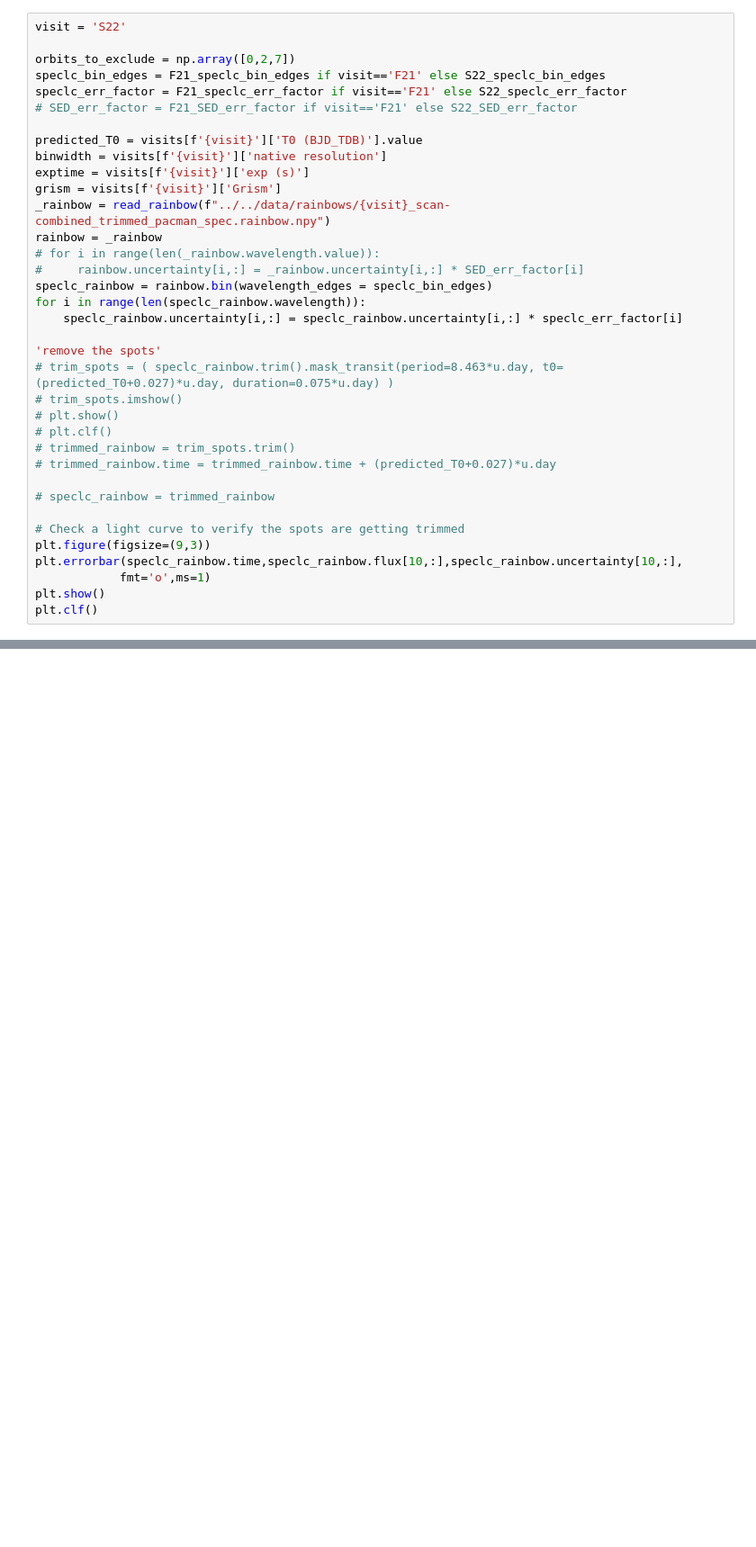
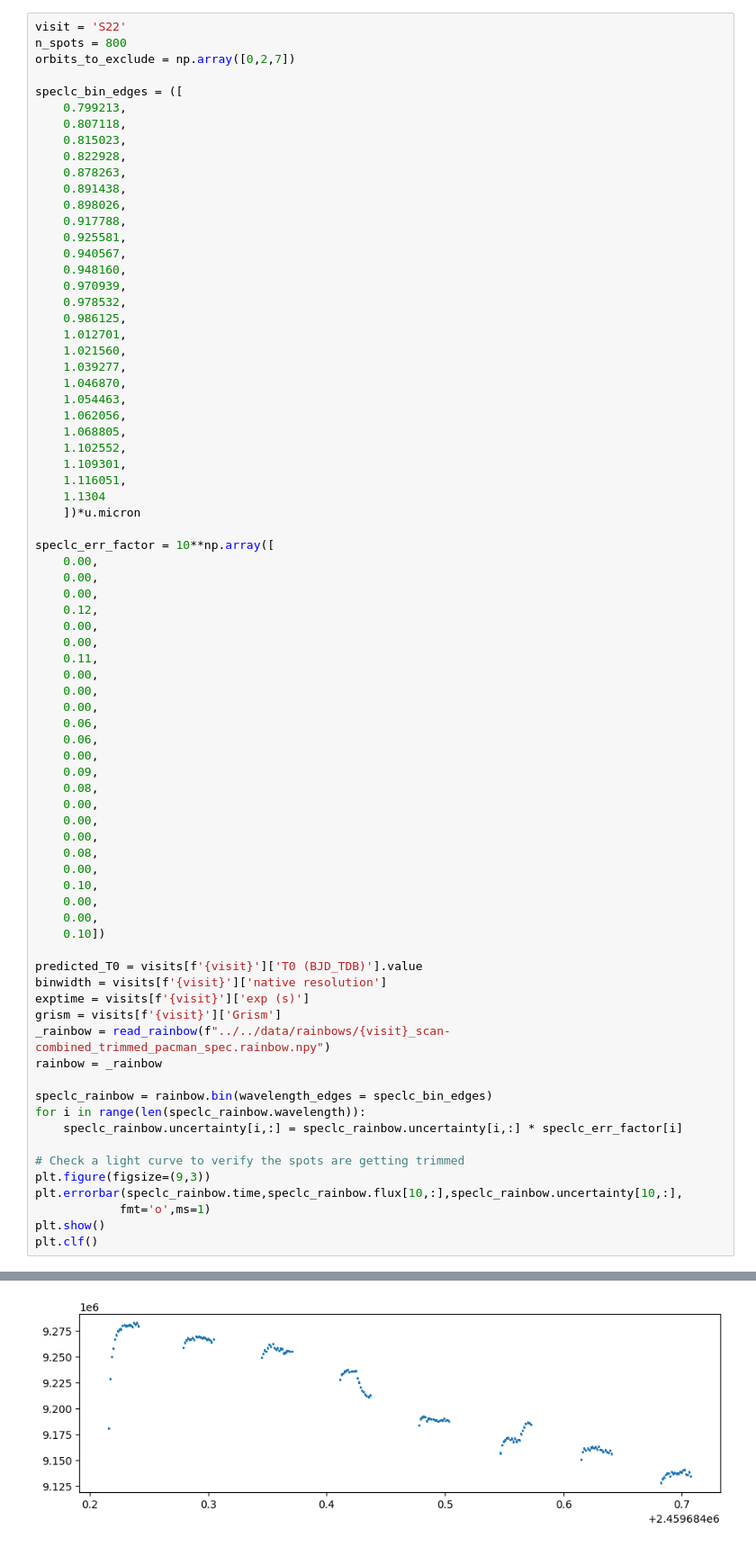
Before and after one commit to will-waalkes/Spot_Treating_AUMicb, a Jupyter notebook: modeling/05-spec-lc/S22-numpyro-speclc-model.ipynb, the cells around one changed output, grey strips where cells are left out. Shown at 90% size. Drawn from its saved outputs; the diff is of its cells as text; blank space fills up the shorter version.

```diff
--- a/modeling/05-spec-lc/S22-numpyro-speclc-model.ipynb
+++ b/modeling/05-spec-lc/S22-numpyro-speclc-model.ipynb
@@ -7,10 +7,61 @@ CPU devices: [CpuDevice(id=0), CpuDevice(id=1), CpuDevice(id=2), CpuDevice(id=3)
 # %%
 visit = 'S22'
+n_spots = 800
+orbits_to_exclude = np.array([0,2,7])
 
-orbits_to_exclude = np.array([0,2,7])
-speclc_bin_edges = F21_speclc_bin_edges if visit=='F21' else S22_speclc_bin_edges
-speclc_err_factor = F21_speclc_err_factor if visit=='F21' else S22_speclc_err_factor
-# SED_err_factor = F21_SED_err_factor if visit=='F21' else S22_SED_err_factor
+speclc_bin_edges = ([
+    0.799213,
+    0.807118,
+    0.815023,
+    0.822928,
+    0.878263,
+    0.891438,
+    0.898026,
+    0.917788,
+    0.925581,
+    0.940567,
+    0.948160,
+    0.970939,
+    0.978532,
+    0.986125,
+    1.012701,
+    1.021560,
+    1.039277,
+    1.046870,
+    1.054463,
+    1.062056,
+    1.068805,
+    1.102552,
+    1.109301,
+    1.116051,
+    1.1304
+    ])*u.micron
+
+speclc_err_factor = 10**np.array([
+    0.00,
+    0.00,
+    0.00,
+    0.12,
+    0.00,
+    0.00,
+    0.11,
+    0.00,
+    0.00,
+    0.00,
+    0.06,
+    0.06,
+    0.00,
+    0.09,
+    0.08,
+    0.00,
+    0.00,
+    0.00,
+    0.08,
+    0.00,
+    0.10,
+    0.00,
+    0.00,
+    0.10])
 
 predicted_T0 = visits[f'{visit}']['T0 (BJD_TDB)'].value
 binwidth = visits[f'{visit}']['native resolution']
@@ -18,21 +69,10 @@ exptime = visits[f'{visit}']['exp (s)']
 grism = visits[f'{visit}']['Grism']
 _rainbow = read_rainbow(f"../../data/rainbows/{visit}_scan-combined_trimmed_pacman_spec.rainbow.npy")
 rainbow = _rainbow
-# for i in range(len(_rainbow.wavelength.value)):
-#     rainbow.uncertainty[i,:] = _rainbow.uncertainty[i,:] * SED_err_factor[i]
+
 speclc_rainbow = rainbow.bin(wavelength_edges = speclc_bin_edges)
 for i in range(len(speclc_rainbow.wavelength)):
     speclc_rainbow.uncertainty[i,:] = speclc_rainbow.uncertainty[i,:] * speclc_err_factor[i]
-
-'remove the spots'
-# trim_spots = ( speclc_rainbow.trim().mask_transit(period=8.463*u.day, t0=(predicted_T0+0.027)*u.day, duration=0.075*u.day) )
-# trim_spots.imshow()
-# plt.show()
-# plt.clf()
-# trimmed_rainbow = trim_spots.trim()
-# trimmed_rainbow.time = trimmed_rainbow.time + (predicted_T0+0.027)*u.day
-
-# speclc_rainbow = trimmed_rainbow
 
 # Check a light curve to verify the spots are getting trimmed
 plt.figure(figsize=(9,3))
@@ -40,3 +80,4 @@ plt.errorbar(speclc_rainbow.time,speclc_rainbow.flux[10,:],speclc_rainbow.uncert
             fmt='o',ms=1)
 plt.show()
 plt.clf()
+# %% [output]
@@ -42,0 +100 @@ plt.clf()
+[figure, added]
```
Also changed, not shown: parts of 20 cells of this notebook, 5 other files.
